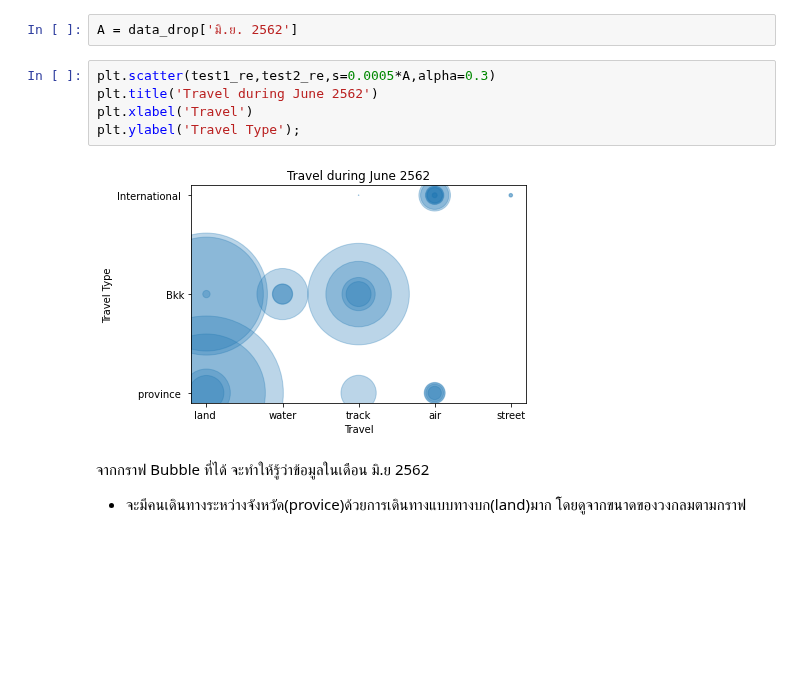
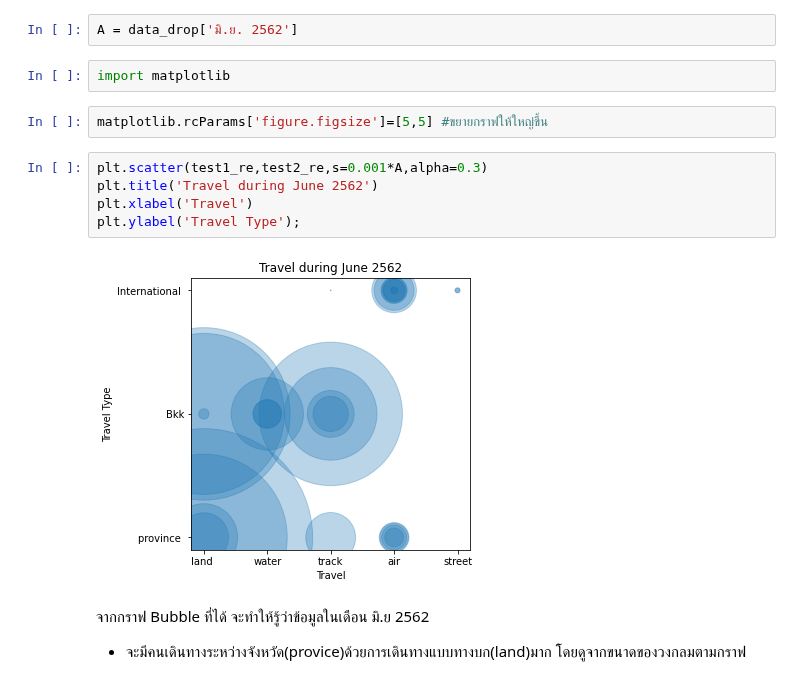
Before and after one commit to Kggzzz/data_viz, a Jupyter notebook: Visualize_Data_Distribution_(02).ipynb, the cells around one changed output. Cells and saved outputs as stored; diff of their text form; blank space fills up the shorter version.

```diff
--- a/Visualize_Data_Distribution_(02).ipynb
+++ b/Visualize_Data_Distribution_(02).ipynb
@@ -217,13 +217,17 @@ test2_re = test_2.replace({'การเดินทางภายในจั
                   'การเดินทางระหว่างประเทศ':'International '})
 # %%
 A = data_drop['มิ.ย. 2562']
+# %%
+import matplotlib
+# %%
+matplotlib.rcParams['figure.figsize']=[5,5] #ขยายกราฟให้ใหญ่ขึ้น
 # %%
-plt.scatter(test1_re,test2_re,s=0.0005*A,alpha=0.3)
+plt.scatter(test1_re,test2_re,s=0.001*A,alpha=0.3)
 plt.title('Travel during June 2562')
 plt.xlabel('Travel')
 plt.ylabel('Travel Type');
 # %% [output]
-[figure, old version]
+[figure, new version]
 # %% [markdown]
 จากกราฟ Bubble ที่ได้ จะทำให้รู้ว่าข้อมูลในเดือน มิ.ย 2562
 
```
